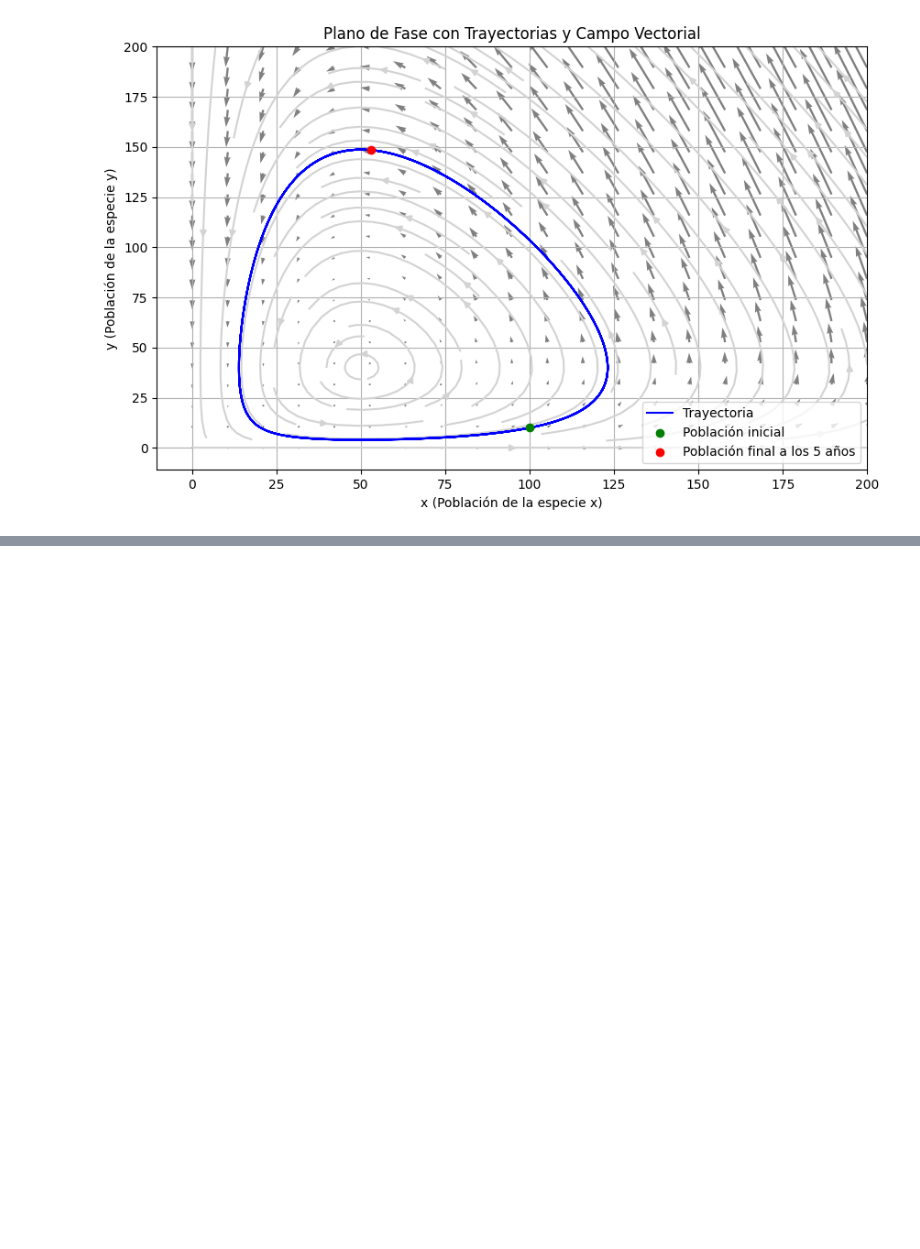
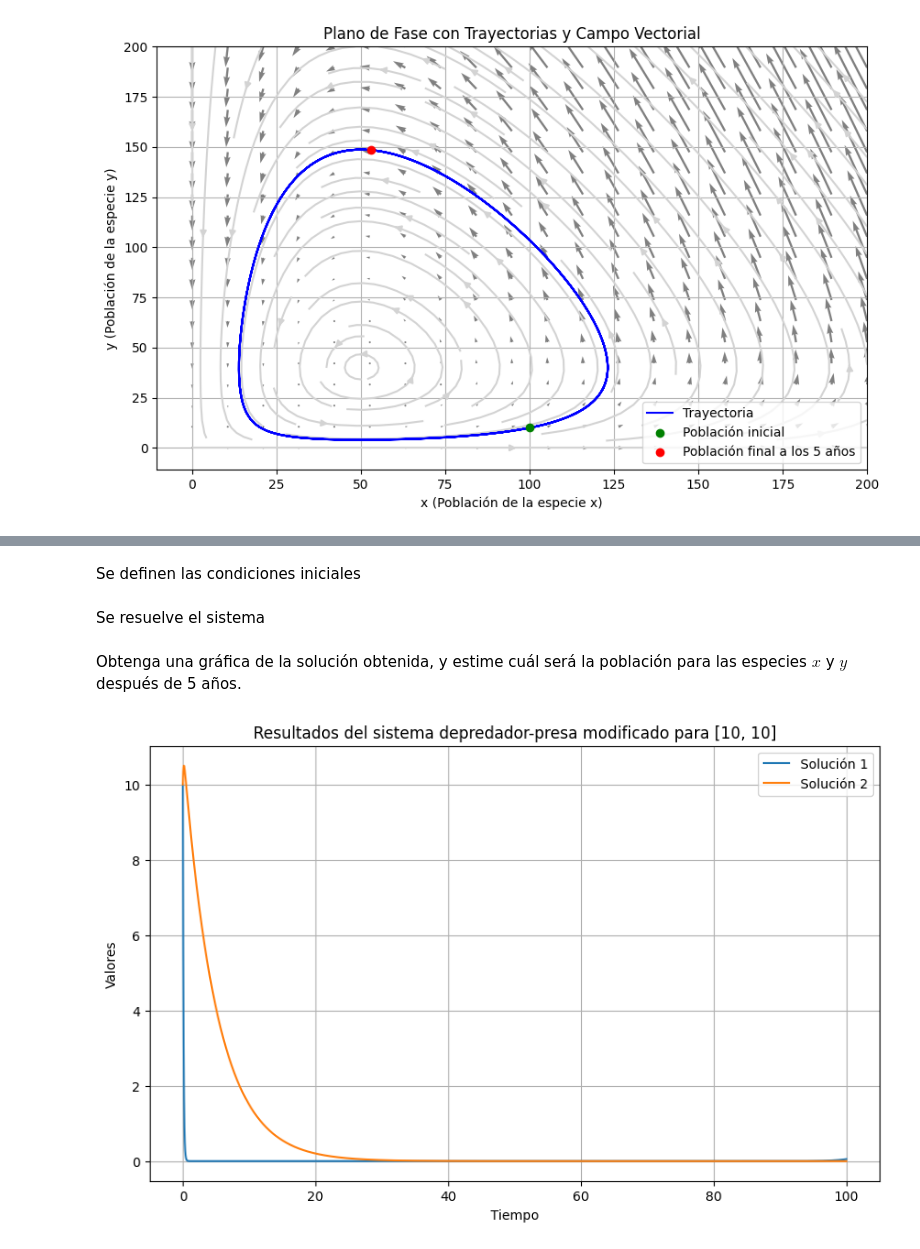
Before and after one commit to hsilv/Lab3-Modsim, a Jupyter notebook: lab3.ipynb, the cells around one changed output, grey strips where cells are left out. Cells and saved outputs as stored; diff of their text form; code cells hidden in the pictures; blank space fills up the shorter version.

```diff
--- a/lab3.ipynb
+++ b/lab3.ipynb
@@ -383,0 +530,17 @@ En resumen, el sistema de ecuaciones diferenciales describe un modelo clásico d
+# %% [markdown]
+Se definen las condiciones iniciales
+# %%
+z0 = np.array([10, 10])
+t0 = 0
+tf = 100
+h = 0.01
+# %% [markdown]
+Se resuelve el sistema
+# %%
+result_3 = rk4_system(new_predator_prey_system, z0, t0, tf, h)
+# %% [markdown]
+Obtenga una gráfica de la solución obtenida, y estime cuál será la población para las especies $x$ y $y$ después de 5 años.
+# %%
+plot_rk4_results(result_3, title="Resultados del sistema depredador-presa modificado para [10, 10]")
+# %% [output]
+[figure, added]
```
Also changed, not shown: parts of 59 cells of this notebook.
